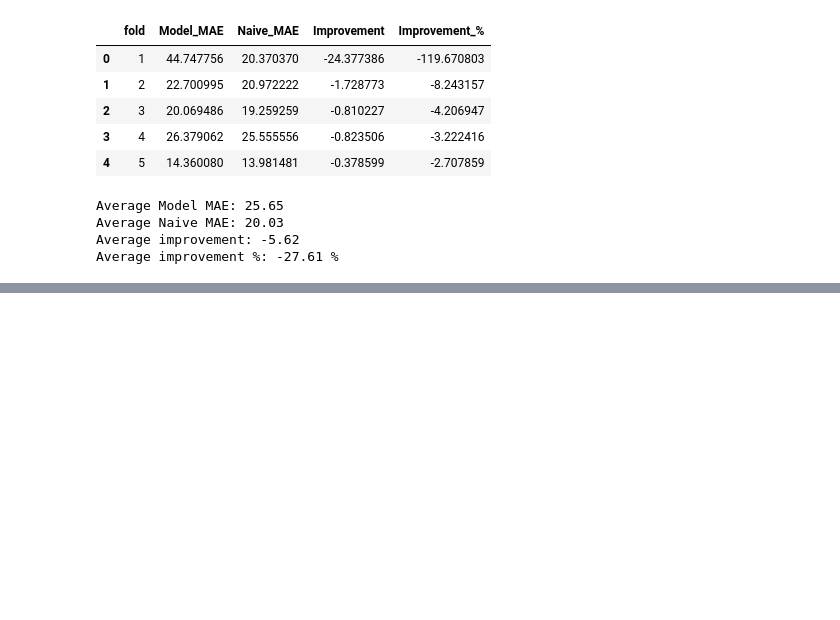
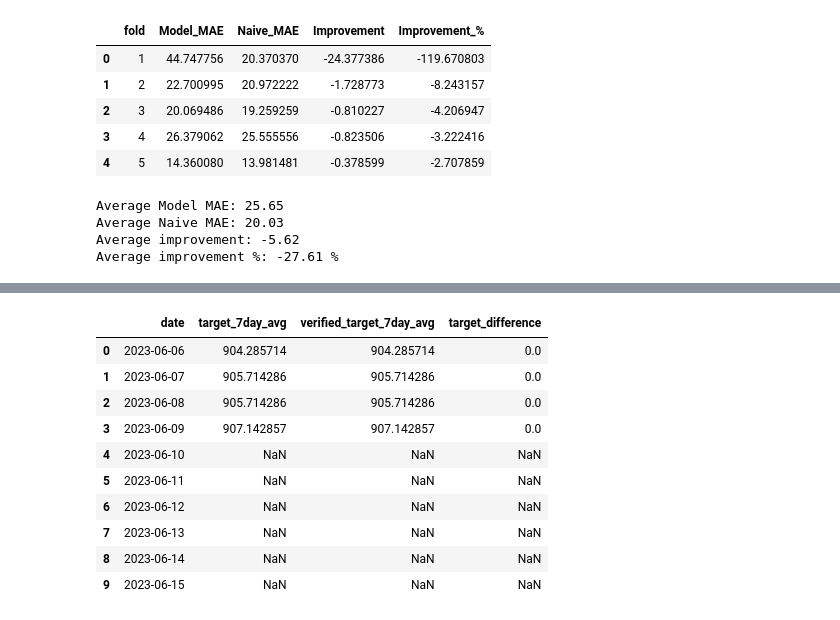
Before and after one commit to pratyuspatnaik/Cache-22, a Jupyter notebook: SIH_Agri_Price_Prediction.ipynb, the cells around one changed output, grey strips where cells are left out. Saved outputs shown, nothing was run; the diff lists cells and outputs as text; code cells hidden in the pictures; blank space fills up the shorter version.

```diff
--- a/SIH_Agri_Price_Prediction.ipynb
+++ b/SIH_Agri_Price_Prediction.ipynb
@@ -3730,0 +3900,80 @@ Average improvement %: -27.61 %
+# %%
+# ==========================================
+# PART 3 — VERIFY 7-DAY TARGET
+# ==========================================
+
+# Create a complete calendar-indexed price series
+calendar_prices = (
+    model_df[["date", "modal_price"]]
+    .set_index("date")
+    .sort_index()
+)
+
+# Calculate the next 7 calendar-day average independently
+verified_targets = []
+
+for current_date in weekly_df["date"]:
+
+    future_dates = pd.date_range(
+        start=current_date + pd.Timedelta(days=1),
+        periods=7,
+        freq="D"
+    )
+
+    future_values = calendar_prices.reindex(
+        future_dates
+    )["modal_price"]
+
+    if future_values.notna().all():
+        verified_targets.append(
+            future_values.mean()
+        )
+    else:
+        verified_targets.append(np.nan)
+
+weekly_df["verified_target_7day_avg"] = verified_targets
+
+# Compare the two target calculations
+weekly_df["target_difference"] = (
+    weekly_df["target_7day_avg"]
+    - weekly_df["verified_target_7day_avg"]
+)
+
+print("========== TARGET VERIFICATION ==========")
+
+print(
+    "Matching targets:",
+    (
+        weekly_df["target_difference"]
+        .abs()
+        .fillna(0)
+        < 1e-10
+    ).sum()
+)
+
+print(
+    "Maximum absolute difference:",
+    weekly_df["target_difference"]
+    .abs()
+    .max()
+)
+
+print(
+    "Valid verified targets:",
+    weekly_df["verified_target_7day_avg"]
+    .notna()
+    .sum()
+)
+
+print("\nSample verification:")
+display(
+    weekly_df[
+        [
+            "date",
+            "target_7day_avg",
+            "verified_target_7day_avg",
+            "target_difference"
+        ]
+    ].head(10)
+)
+# %% [output]
@@ -3730,0 +3986,11 @@ Average improvement %: -27.61 %
+|  | date | target_7day_avg | verified_target_7day_avg | target_difference |
+| 0 | 2023-06-06 | 904.285714 | 904.285714 | 0.0 |
+| 1 | 2023-06-07 | 905.714286 | 905.714286 | 0.0 |
+| 2 | 2023-06-08 | 905.714286 | 905.714286 | 0.0 |
+| 3 | 2023-06-09 | 907.142857 | 907.142857 | 0.0 |
+| 4 | 2023-06-10 | NaN | NaN | NaN |
+| 5 | 2023-06-11 | NaN | NaN | NaN |
+| 6 | 2023-06-12 | NaN | NaN | NaN |
+| 7 | 2023-06-13 | NaN | NaN | NaN |
+| 8 | 2023-06-14 | NaN | NaN | NaN |
+| 9 | 2023-06-15 | NaN | NaN | NaN |
```
Also changed, not shown: parts of 31 cells of this notebook.
